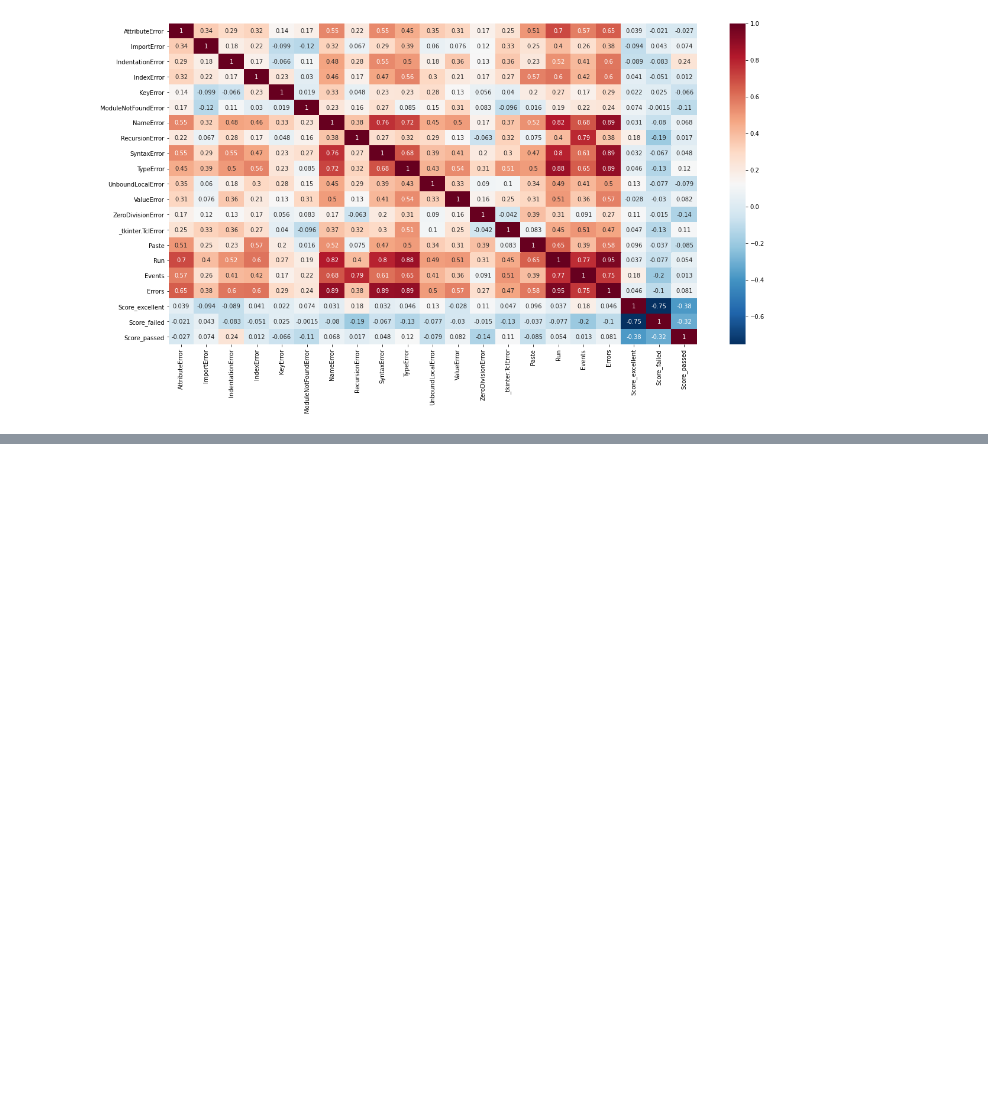
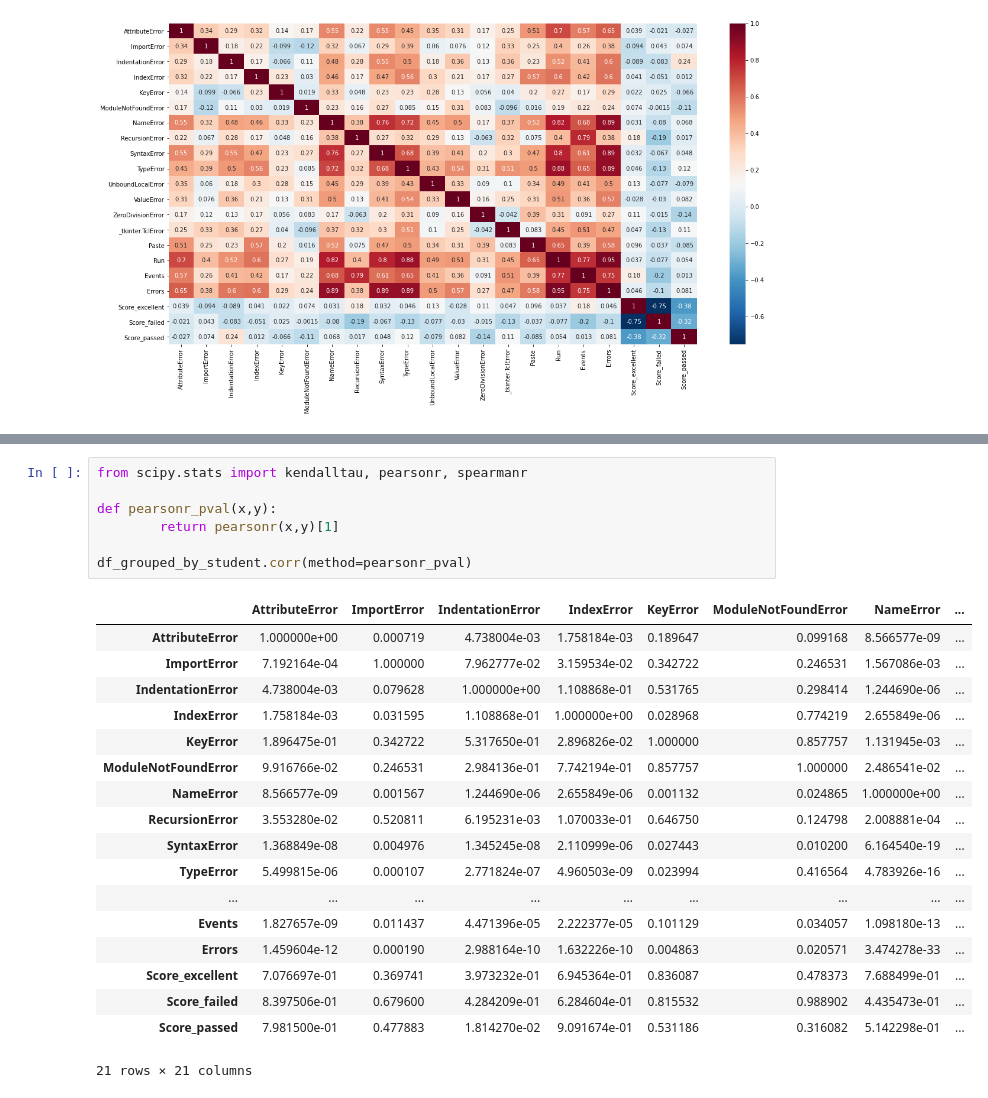
Before and after one commit to alefreda/thonny-log-analysis, a Jupyter notebook: Thonny_log_analysis.ipynb, the cells around one changed output, grey strips where cells are left out. Saved outputs shown, nothing was run; the diff lists cells and outputs as text; blank space fills up the shorter version.

```diff
--- a/Thonny_log_analysis.ipynb
+++ b/Thonny_log_analysis.ipynb
@@ -1072,0 +1093,26 @@ sns.heatmap(df_grouped_by_student.corr() ,cmap="RdBu_r", annot=True)
+# %%
+from scipy.stats import kendalltau, pearsonr, spearmanr
+
+def pearsonr_pval(x,y):
+        return pearsonr(x,y)[1]
+
+df_grouped_by_student.corr(method=pearsonr_pval)
+# %% [output]
+|  | AttributeError | ImportError | IndentationError | IndexError | KeyError | ModuleNotFoundError | NameError | ... |
+| AttributeError | 1.000000e+00 | 0.000719 | 4.738004e-03 | 1.758184e-03 | 0.189647 | 0.099168 | 8.566577e-09 | ... |
+| ImportError | 7.192164e-04 | 1.000000 | 7.962777e-02 | 3.159534e-02 | 0.342722 | 0.246531 | 1.567086e-03 | ... |
+| IndentationError | 4.738004e-03 | 0.079628 | 1.000000e+00 | 1.108868e-01 | 0.531765 | 0.298414 | 1.244690e-06 | ... |
+| IndexError | 1.758184e-03 | 0.031595 | 1.108868e-01 | 1.000000e+00 | 0.028968 | 0.774219 | 2.655849e-06 | ... |
+| KeyError | 1.896475e-01 | 0.342722 | 5.317650e-01 | 2.896826e-02 | 1.000000 | 0.857757 | 1.131945e-03 | ... |
+| ModuleNotFoundError | 9.916766e-02 | 0.246531 | 2.984136e-01 | 7.742194e-01 | 0.857757 | 1.000000 | 2.486541e-02 | ... |
+| NameError | 8.566577e-09 | 0.001567 | 1.244690e-06 | 2.655849e-06 | 0.001132 | 0.024865 | 1.000000e+00 | ... |
+| RecursionError | 3.553280e-02 | 0.520811 | 6.195231e-03 | 1.070033e-01 | 0.646750 | 0.124798 | 2.008881e-04 | ... |
+| SyntaxError | 1.368849e-08 | 0.004976 | 1.345245e-08 | 2.110999e-06 | 0.027443 | 0.010200 | 6.164540e-19 | ... |
+| TypeError | 5.499815e-06 | 0.000107 | 2.771824e-07 | 4.960503e-09 | 0.023994 | 0.416564 | 4.783926e-16 | ... |
+| ... | ... | ... | ... | ... | ... | ... | ... | ... |
+| Events | 1.827657e-09 | 0.011437 | 4.471396e-05 | 2.222377e-05 | 0.101129 | 0.034057 | 1.098180e-13 | ... |
+| Errors | 1.459604e-12 | 0.000190 | 2.988164e-10 | 1.632226e-10 | 0.004863 | 0.020571 | 3.474278e-33 | ... |
+| Score_excellent | 7.076697e-01 | 0.369741 | 3.973232e-01 | 6.945364e-01 | 0.836087 | 0.478373 | 7.688499e-01 | ... |
+| Score_failed | 8.397506e-01 | 0.679600 | 4.284209e-01 | 6.284604e-01 | 0.815532 | 0.988902 | 4.435473e-01 | ... |
+| Score_passed | 7.981500e-01 | 0.477883 | 1.814270e-02 | 9.091674e-01 | 0.531186 | 0.316082 | 5.142298e-01 | ... |
+21 rows × 21 columns
```
Also changed, not shown: parts of 2 cells of this notebook.
